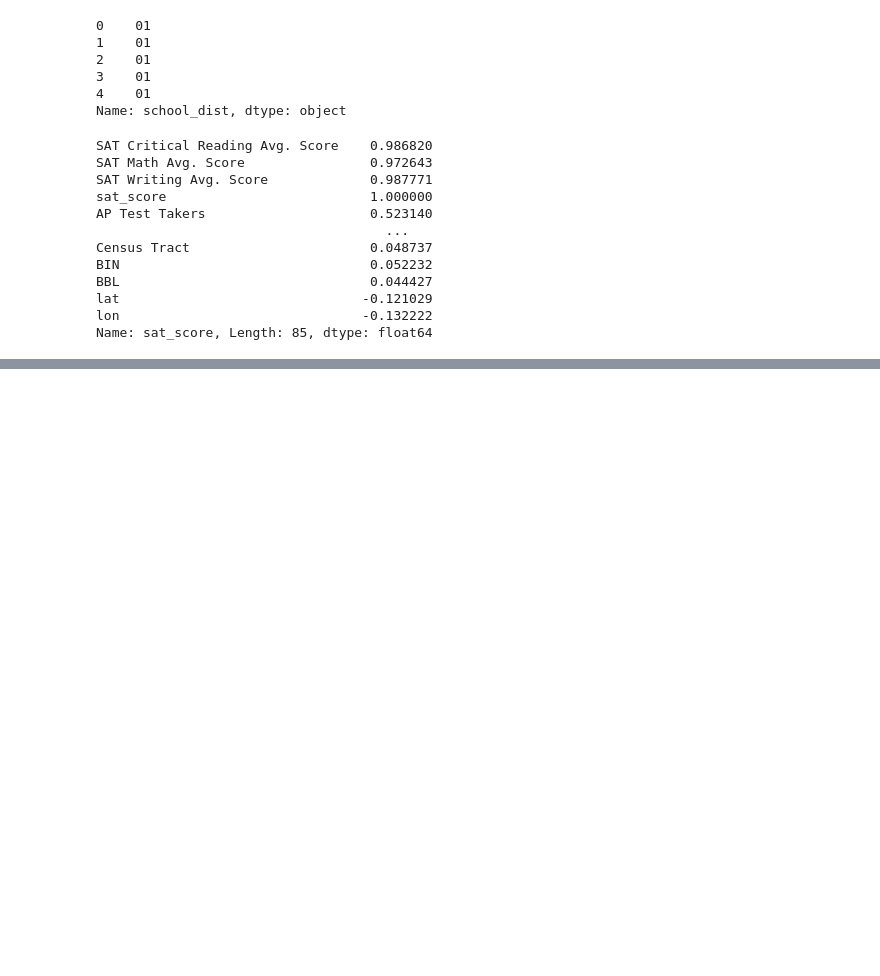
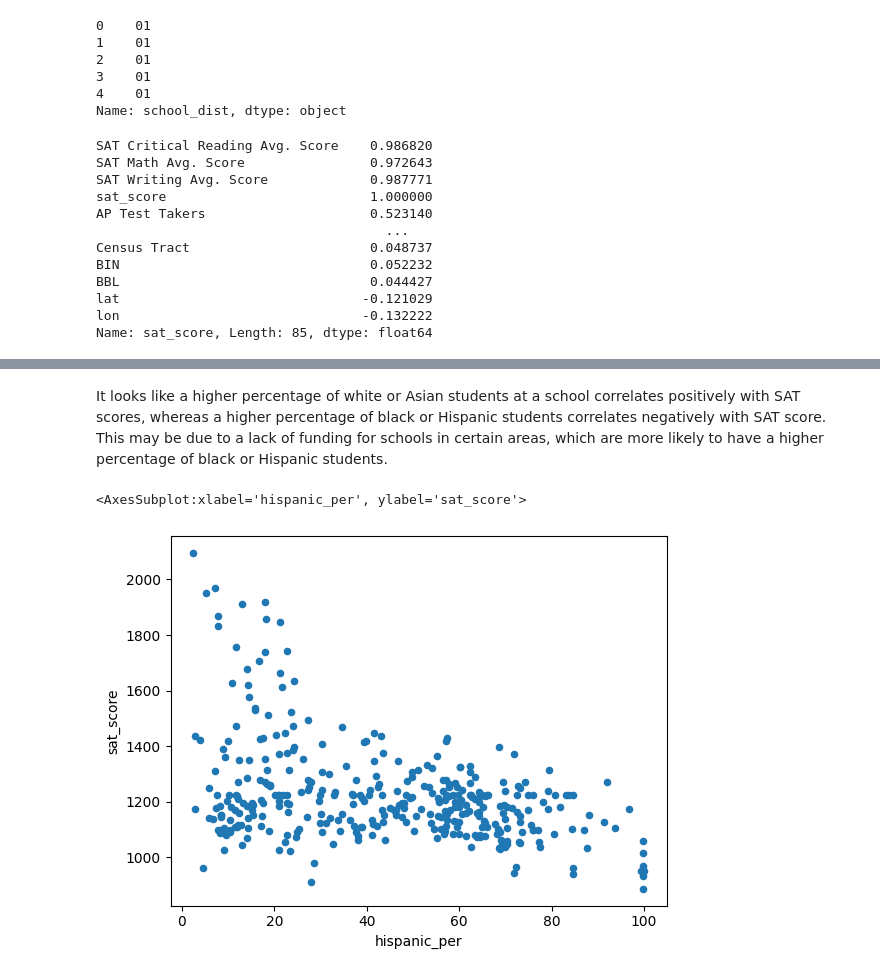
Before and after one commit to dancanyego/nyc-school-data-exploration, a Jupyter notebook: NYC school Data cleaning.ipynb, the cells around one changed output, grey strips where cells are left out. Cells and saved outputs as stored; diff of their text form; code cells hidden in the pictures; blank space fills up the shorter version.

```diff
--- a/NYC school Data cleaning.ipynb
+++ b/NYC school Data cleaning.ipynb
@@ -538,0 +537,7 @@ It looks like a higher percentage of white or Asian students at a school correla
+# %% [markdown]
+It looks like a higher percentage of white or Asian students at a school correlates positively with SAT scores, whereas a higher percentage of black or Hispanic students correlates negatively with SAT score. This may be due to a lack of funding for schools in certain areas, which are more likely to have a higher percentage of black or Hispanic students.
+# %%
+combined.plot.scatter("hispanic_per", "sat_score")
+# %% [output]
+<AxesSubplot:xlabel='hispanic_per', ylabel='sat_score'>
+[figure, added]
```
Also changed, not shown: parts of 30 cells of this notebook.
